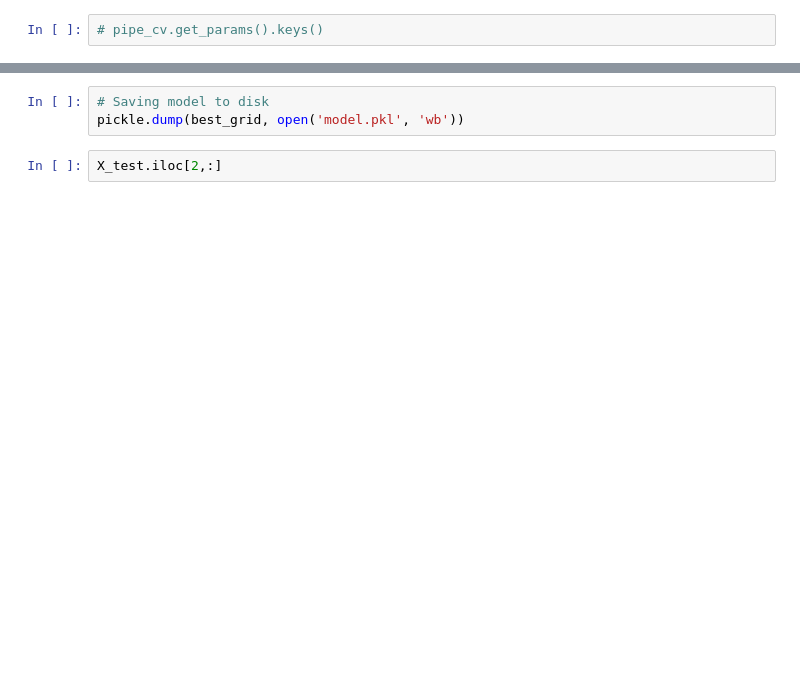
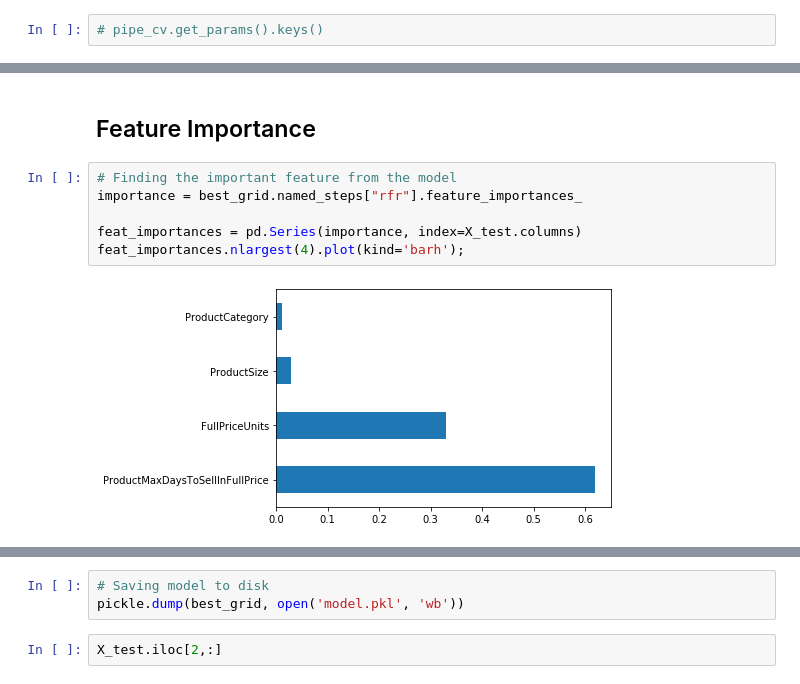
Before and after one commit to ramesh-suragam/SalesRatePrediction, a Jupyter notebook: Sales_rate_prediction.ipynb, the cells around one changed output, grey strips where cells are left out. Drawn from its saved outputs; the diff is of its cells as text; blank space fills up the shorter version.

Commit message:
Read me changes & feature importance

```diff
--- a/Sales_rate_prediction.ipynb
+++ b/Sales_rate_prediction.ipynb
@@ -495,0 +485,10 @@ RMSE Test: 0.061697299011661086
+# %% [markdown]
+## Feature Importance
+# %%
+# Finding the important feature from the model
+importance = best_grid.named_steps["rfr"].feature_importances_
+
+feat_importances = pd.Series(importance, index=X_test.columns)
+feat_importances.nlargest(4).plot(kind='barh');
+# %% [output]
+[figure, added]
```
Also changed, not shown: parts of 8 cells of this notebook, 2 other files.
